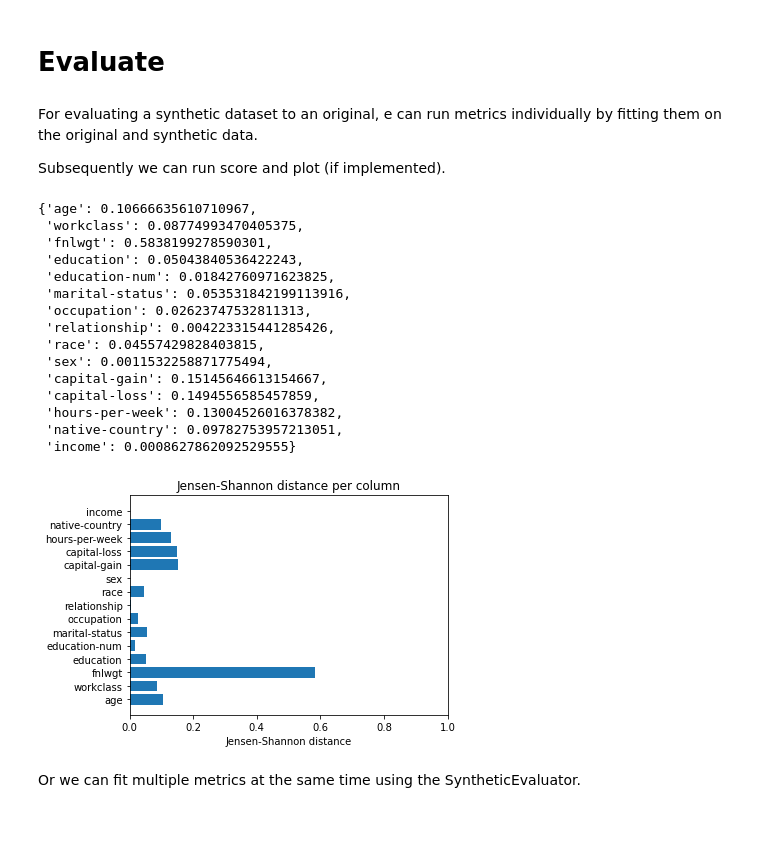
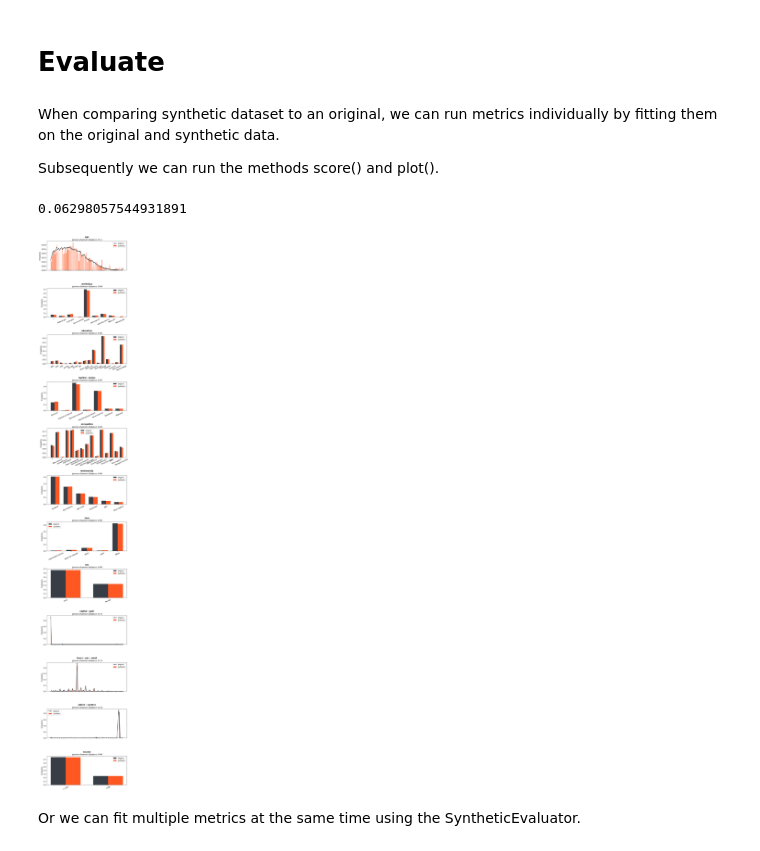
Before and after one commit to daanknoors/synthetic_data_generation, a Jupyter notebook: examples/tutorials/example 4 - evaluating synthetic data.ipynb, the cells around one changed output. Saved outputs shown, nothing was run; the diff lists cells and outputs as text; code cells hidden in the pictures; blank space fills up the shorter version.

```diff
--- a/examples/tutorials/example 4 - evaluating synthetic data.ipynb
+++ b/examples/tutorials/example 4 - evaluating synthetic data.ipynb
@@ -79,30 +77,16 @@ df_synth.head()
 # %% [markdown]
 # Evaluate
 # %% [markdown]
-For evaluating a synthetic dataset to an original, e can run metrics individually by fitting them on the original and synthetic data.
+When comparing synthetic dataset to an original, we can run metrics individually by fitting them on the original and synthetic data.
 
-Subsequently we can run score and plot (if implemented).
+Subsequently we can run the methods score() and plot().
-# %%
-js_distance_columns = JSDistanceColumns().fit(df_original, df_synth)
-js_distance_columns.score()
-js_distance_columns.plot()
-# %% [output]
-{'age': 0.10666635610710967,
- 'workclass': 0.08774993470405375,
- 'fnlwgt': 0.5838199278590301,
- 'education': 0.05043840536422243,
- 'education-num': 0.01842760971623825,
- 'marital-status': 0.053531842199113916,
- 'occupation': 0.02623747532811313,
- 'relationship': 0.004223315441285426,
- 'race': 0.04557429828403815,
- 'sex': 0.0011532258871775494,
- 'capital-gain': 0.15145646613154667,
- 'capital-loss': 0.1494556585457859,
- 'hours-per-week': 0.13004526016378382,
- 'native-country': 0.09782753957213051,
- 'income': 0.0008627862092529555}
-[figure, removed]
+# %%
+marginal_comparison= MarginalComparison().fit(df_original, df_synthetic)
+marginal_comparison.score()
+marginal_comparison.plot()
+# %% [output]
+0.06298057544931891
+[figure, added]
 # %% [markdown]
 Or we can fit multiple metrics at the same time using the SyntheticEvaluator.
 # %%
```
Also changed, not shown: parts of 16 cells of this notebook, 3 other files.
